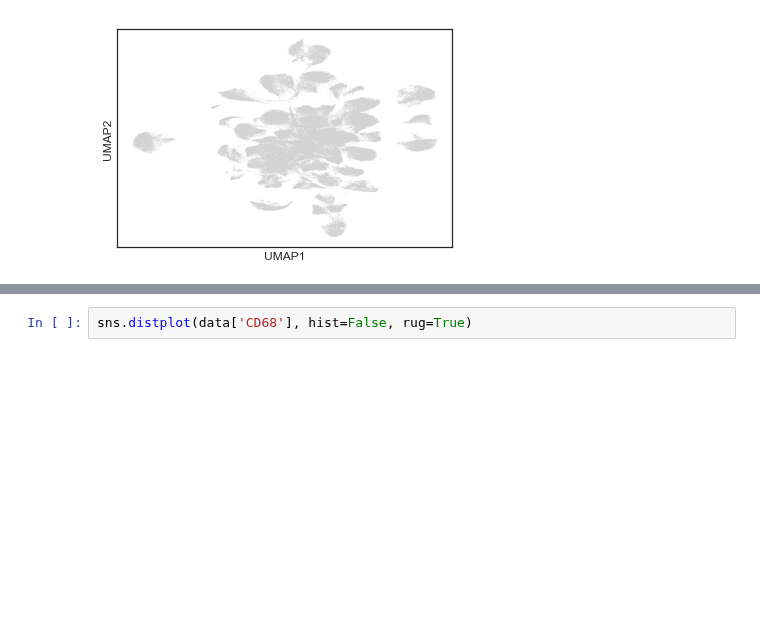
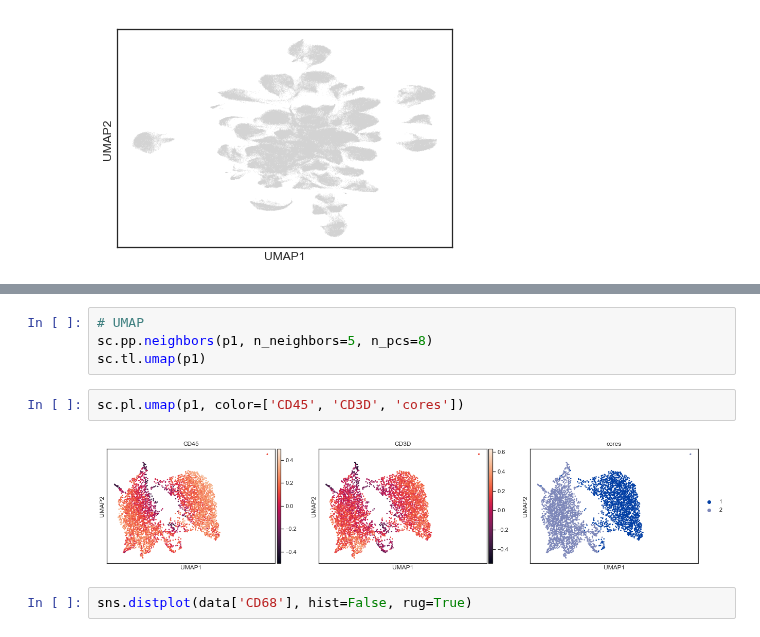
Before and after one commit to ajitjohnson/Jupyter-Notebooks, a Jupyter notebook: Vignesh_PTCL_TMA.ipynb, the cells around one changed output, grey strips where cells are left out. Saved outputs shown, nothing was run; the diff lists cells and outputs as text; blank space fills up the shorter version.

```diff
--- a/Vignesh_PTCL_TMA.ipynb
+++ b/Vignesh_PTCL_TMA.ipynb
@@ -95,3 +137,11 @@ AnnData object with n_obs × n_vars = 171304 × 35
+# %%
+# UMAP
+sc.pp.neighbors(p1, n_neighbors=5, n_pcs=8)
+sc.tl.umap(p1)
+# %%
+sc.pl.umap(p1, color=['CD45', 'CD3D', 'cores'])
+# %% [output]
+[figure, added]
 # %%
 sns.distplot(data['CD68'], hist=False, rug=True)
 # %% [output]
```
Also changed, not shown: parts of 23 cells of this notebook.
